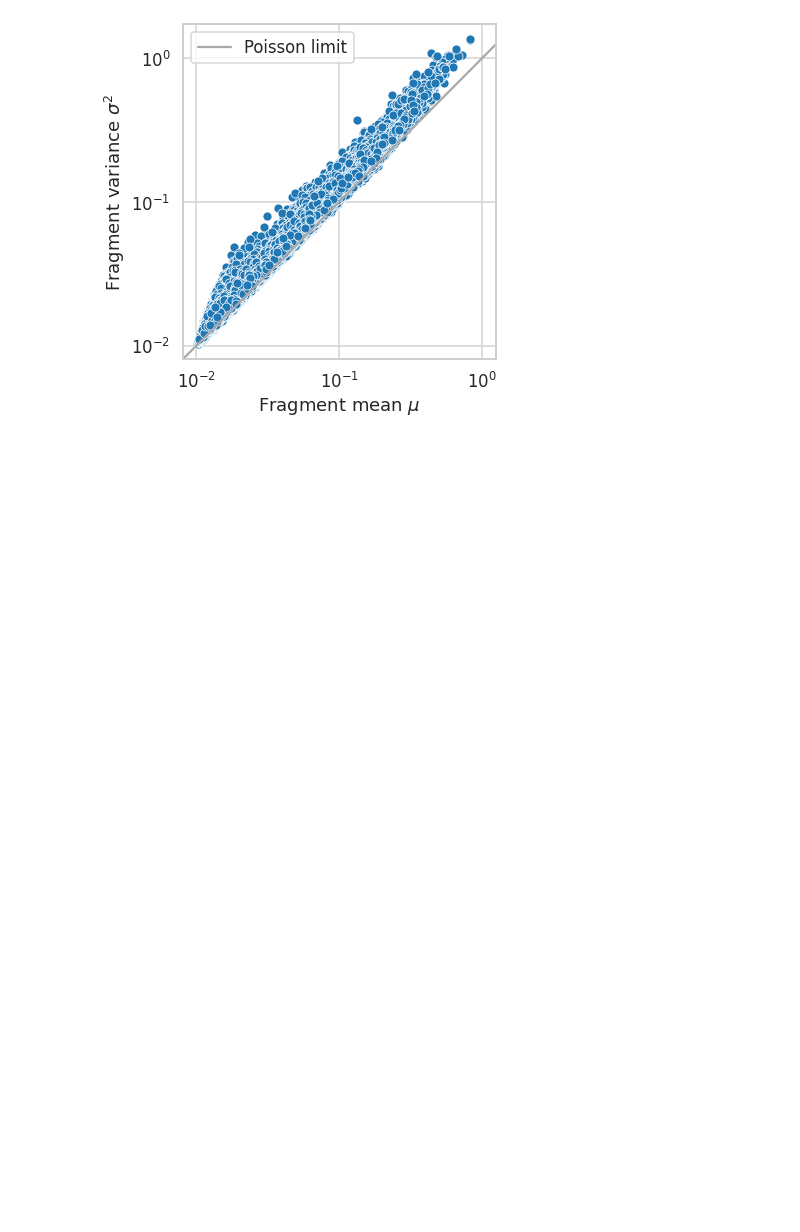
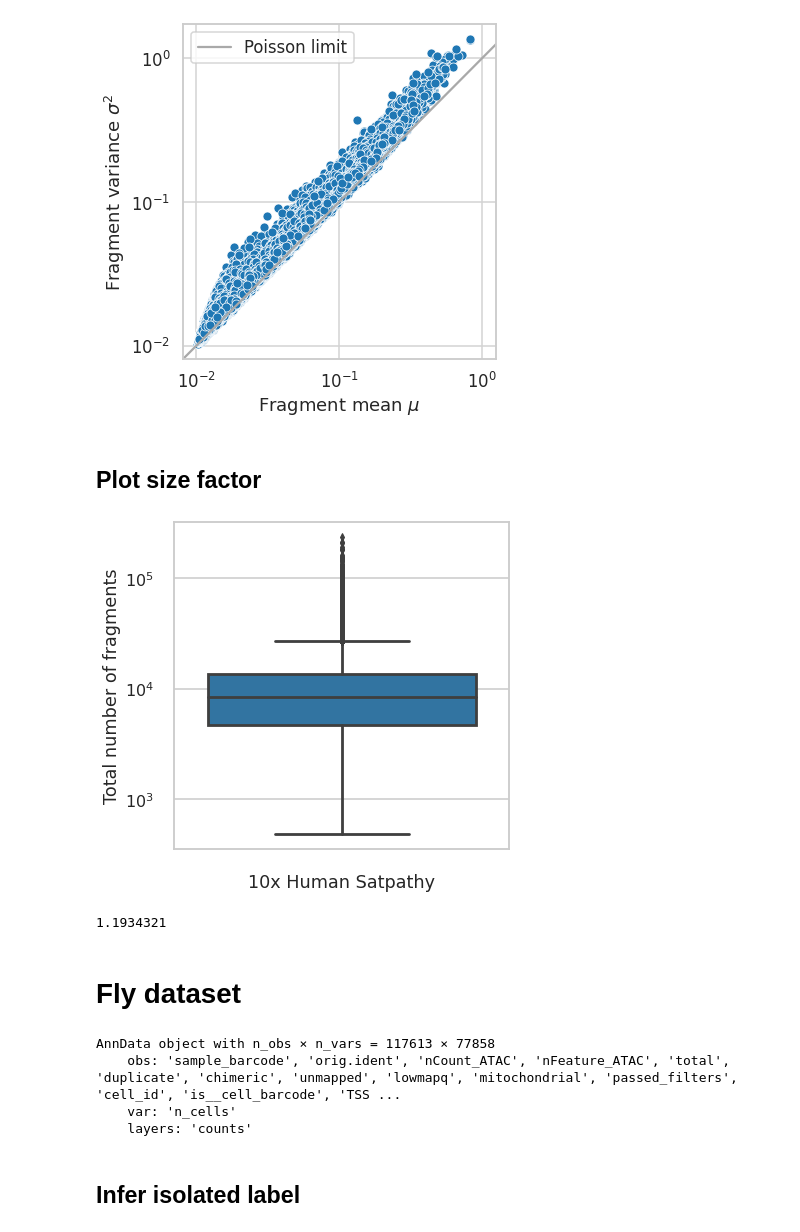
Before and after one commit to theislab/scatac_poisson_reproducibility, a Jupyter notebook: notebooks/Figure1.ipynb, the cells around one changed output. Saved outputs shown, nothing was run; the diff lists cells and outputs as text; code cells hidden in the pictures; blank space fills up the shorter version.

```diff
--- a/notebooks/Figure1.ipynb
+++ b/notebooks/Figure1.ipynb
@@ -125,3 +129,7 @@ patac.pl.mean_variance(adata, layer="counts", figsize=(6,6), save_path=fig_path,
 # %% [output]
 [figure]
 [figure]
+# %% [markdown]
+## Plot size factor
+# %%
+adata.obs['size_factor'] = adata.layers['counts'].sum(axis=1).A.squeeze()
@@ -127,0 +138,17 @@ patac.pl.mean_variance(adata, layer="counts", figsize=(6,6), save_path=fig_path,
+# %%
+fig, ax = plt.subplots(figsize=(6,6))
+ax = sns.boxplot(data=adata.obs, y='size_factor', ax=ax)
+#plt.ylabel('Cell type')
+ax.set_ylabel('Total number of fragments')
+ax.set_xlabel(dataset_map['satpathy'])
+ax.set(yscale='log')
+plt.savefig(os.path.join(fig_path, 'total_frag_counts_satpathy.pdf'))
+plt.savefig(os.path.join(fig_path, 'total_frag_counts_satpathy.png'))
+# %% [output]
+[figure, added]
+# %%
+adata.obs.size_factor.mean()/adata.obs.size_factor.std()
+# %% [output]
+1.1934321
+# %% [markdown]
+# Fly dataset
@@ -127,0 +157,9 @@ patac.pl.mean_variance(adata, layer="counts", figsize=(6,6), save_path=fig_path,
+# %%
+adata
+# %% [output]
+AnnData object with n_obs × n_vars = 117613 × 77858
+    obs: 'sample_barcode', 'orig.ident', 'nCount_ATAC', 'nFeature_ATAC', 'total', 'duplicate', 'chimeric', 'unmapped', 'lowmapq', 'mitochondrial', 'passed_filters', 'cell_id', 'is__cell_barcode', 'TSS ...
+    var: 'n_cells'
+    layers: 'counts'
+# %% [markdown]
+## Infer isolated label
```
Also changed, not shown: parts of 56 cells of this notebook.
